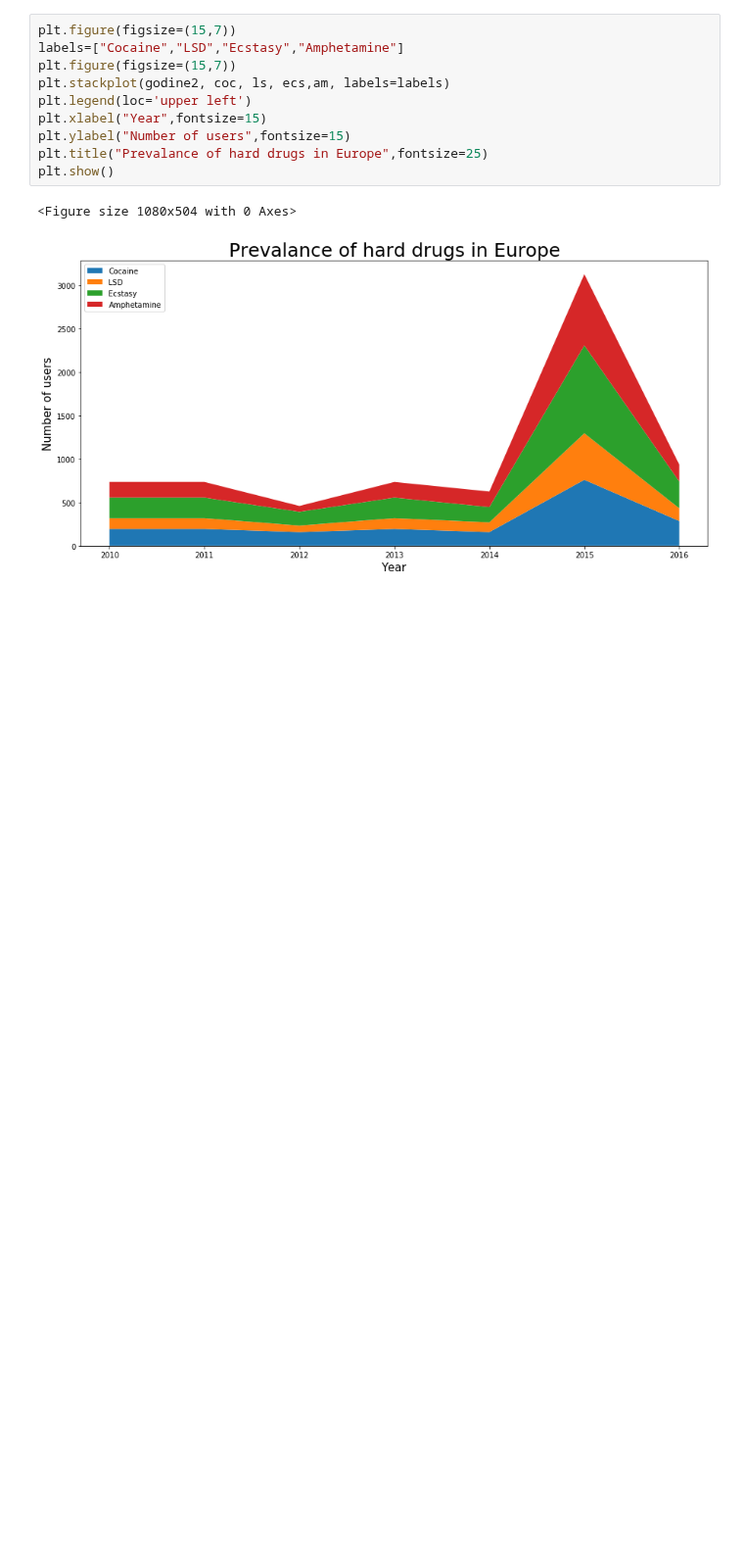
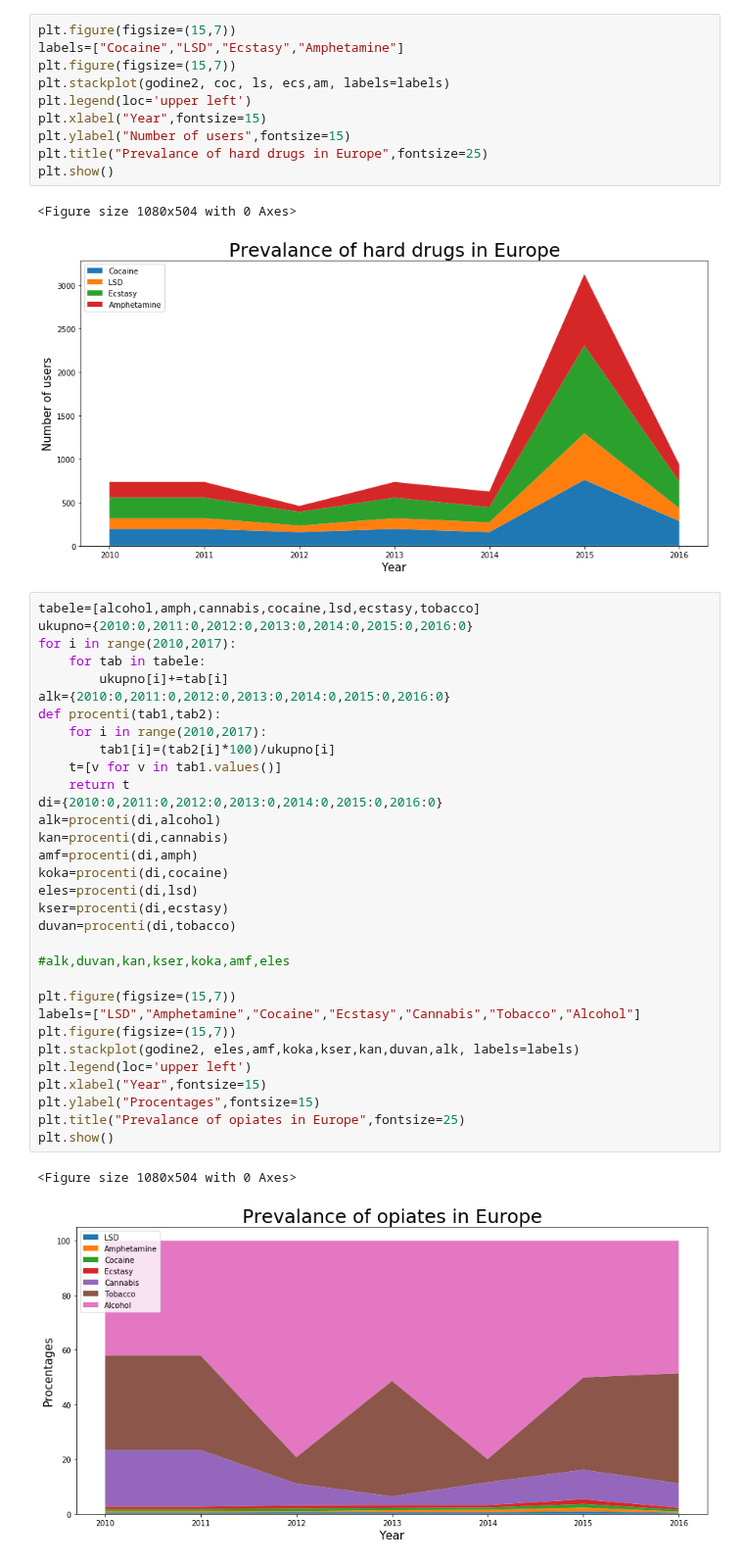
Before and after one commit to danilo1214/PR20ddpdjphv, a Jupyter notebook: Predrag 3.ipynb, the cells around one changed output. Shown at 98% size. Drawn from its saved outputs; the diff is of its cells as text; blank space fills up the shorter version.

Commit message:
procenti

```diff
--- a/Predrag 3.ipynb
+++ b/Predrag 3.ipynb
@@ -70,3 +73,38 @@ plt.show()
 # %% [output]
 <Figure size 1080x504 with 0 Axes>
 [figure]
+# %%
+tabele=[alcohol,amph,cannabis,cocaine,lsd,ecstasy,tobacco]
+ukupno={2010:0,2011:0,2012:0,2013:0,2014:0,2015:0,2016:0}
+for i in range(2010,2017):
+    for tab in tabele:
+        ukupno[i]+=tab[i]
+alk={2010:0,2011:0,2012:0,2013:0,2014:0,2015:0,2016:0}
+def procenti(tab1,tab2):
+    for i in range(2010,2017):
+        tab1[i]=(tab2[i]*100)/ukupno[i]
+    t=[v for v in tab1.values()]
+    return t
+di={2010:0,2011:0,2012:0,2013:0,2014:0,2015:0,2016:0}
+alk=procenti(di,alcohol)
+kan=procenti(di,cannabis)
+amf=procenti(di,amph)
+koka=procenti(di,cocaine)
+eles=procenti(di,lsd)
+kser=procenti(di,ecstasy)
+duvan=procenti(di,tobacco)
+
+#alk,duvan,kan,kser,koka,amf,eles
+
+plt.figure(figsize=(15,7))
+labels=["LSD","Amphetamine","Cocaine","Ecstasy","Cannabis","Tobacco","Alcohol"]
+plt.figure(figsize=(15,7))
+plt.stackplot(godine2, eles,amf,koka,kser,kan,duvan,alk, labels=labels)
+plt.legend(loc='upper left')
+plt.xlabel("Year",fontsize=15)
+plt.ylabel("Procentages",fontsize=15)
+plt.title("Prevalance of opiates in Europe",fontsize=25)
+plt.show()
+# %% [output]
+<Figure size 1080x504 with 0 Axes>
+[figure, added]
```
Also changed, not shown: parts of 1 cell of this notebook.
